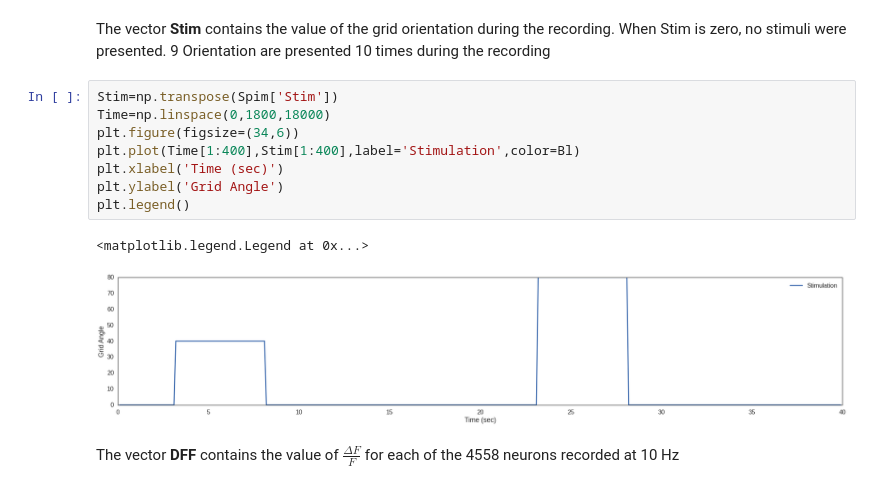
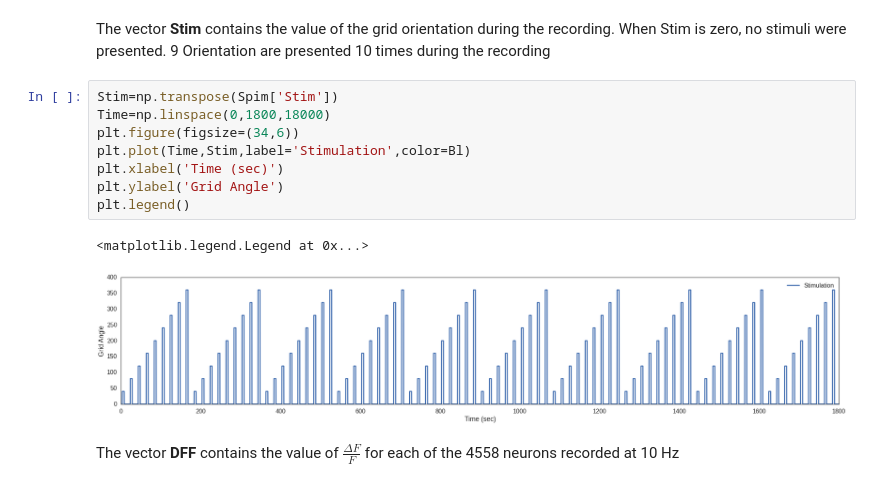
Before and after one commit to ajouary/Large-scale-analysis-of-neuronal-activity, a Jupyter notebook: Analyzing large neuronal Datasets.ipynb, the cells around one changed output. Saved outputs shown, nothing was run; the diff lists cells and outputs as text.

```diff
--- a/Analyzing large neuronal Datasets.ipynb
+++ b/Analyzing large neuronal Datasets.ipynb
@@ -71,14 +71,14 @@ The vector **Stim** contains the value of the grid orientation during the record
 # %%
 Stim=np.transpose(Spim['Stim'])
 Time=np.linspace(0,1800,18000)
 plt.figure(figsize=(34,6))
-plt.plot(Time[1:400],Stim[1:400],label='Stimulation',color=Bl)
+plt.plot(Time,Stim,label='Stimulation',color=Bl)
 plt.xlabel('Time (sec)')
 plt.ylabel('Grid Angle')
 plt.legend()
 # %% [output]
 <matplotlib.legend.Legend at 0x...>
-[figure, old version]
+[figure, new version]
 # %% [markdown]
 The vector **DFF** contains the value of $\frac{\Delta F}{F}$ for each of the 4558 neurons recorded at 10 Hz
 # %%
```
Also changed, not shown: parts of 5 cells of this notebook.
